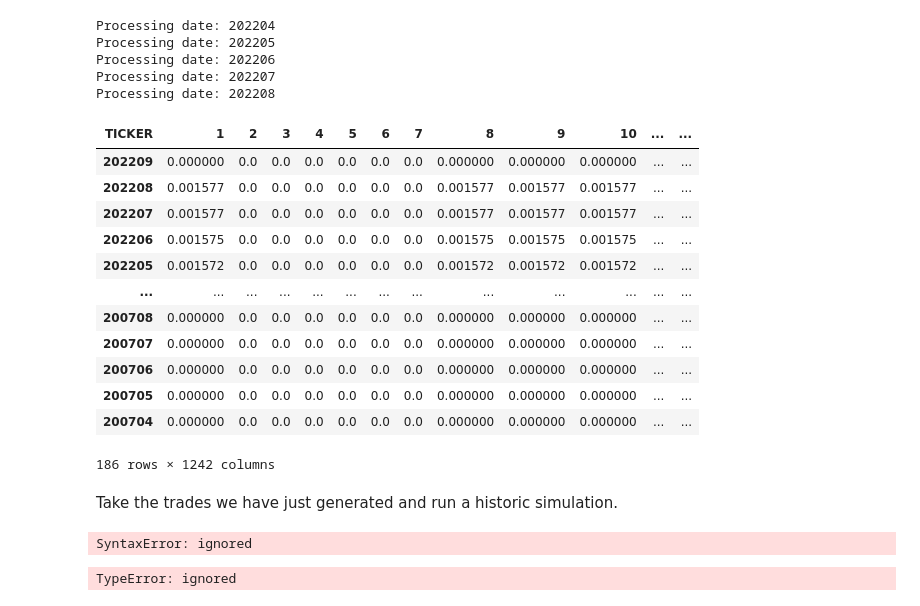
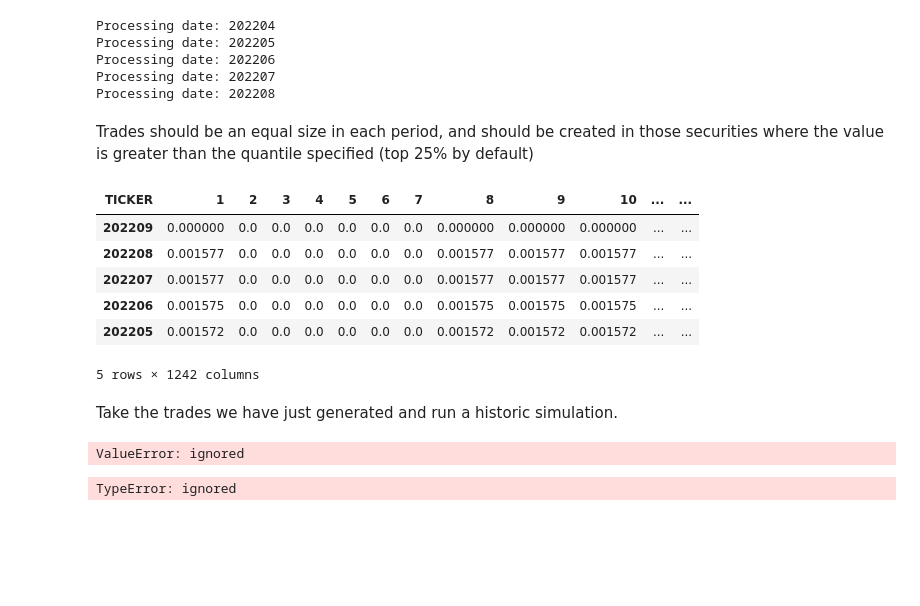
Before and after one commit to danphilps/Investment-SAI, a Jupyter notebook: M6_Investment.ipynb, the cells around one changed output. Drawn from its saved outputs; the diff is of its cells as text; code cells hidden in the pictures; blank space fills up the shorter version.

```diff
--- a/M6_Investment.ipynb
+++ b/M6_Investment.ipynb
@@ -676,7 +676,7 @@ Next we assume a certain rebalance frequency, and simualte the past returns of t
 # Quantiles have nan entries and zero entries removed
 def trades_topquantile_generate(df_stock_ER: pd.DataFrame,
                             rebalance_freq: int,
-                            quantile_to_buy: float = 0.2) -> pd.DataFrame:
+                            quantile_to_buy: float = 0.25) -> pd.DataFrame:
 
   # Sanity
   if df_stock_ER.index[1] < df_stock_ER.index[2]:
@@ -751,23 +751,18 @@ Processing date: 202205
 Processing date: 202206
 Processing date: 202207
 Processing date: 202208
-# %%
-
-df_trades
-# %% [output]
-| TICKER | 1 | 2 | 3 | 4 | 5 | 6 | 7 | 8 | 9 | 10 | ... | ... |
-| 202209 | 0.000000 | 0.0 | 0.0 | 0.0 | 0.0 | 0.0 | 0.0 | 0.000000 | 0.000000 | 0.000000 | ... | ... |
-| 202208 | 0.001577 | 0.0 | 0.0 | 0.0 | 0.0 | 0.0 | 0.0 | 0.001577 | 0.001577 | 0.001577 | ... | ... |
-| 202207 | 0.001577 | 0.0 | 0.0 | 0.0 | 0.0 | 0.0 | 0.0 | 0.001577 | 0.001577 | 0.001577 | ... | ... |
-| 202206 | 0.001575 | 0.0 | 0.0 | 0.0 | 0.0 | 0.0 | 0.0 | 0.001575 | 0.001575 | 0.001575 | ... | ... |
-| 202205 | 0.001572 | 0.0 | 0.0 | 0.0 | 0.0 | 0.0 | 0.0 | 0.001572 | 0.001572 | 0.001572 | ... | ... |
-| ... | ... | ... | ... | ... | ... | ... | ... | ... | ... | ... | ... | ... |
-| 200708 | 0.000000 | 0.0 | 0.0 | 0.0 | 0.0 | 0.0 | 0.0 | 0.000000 | 0.000000 | 0.000000 | ... | ... |
-| 200707 | 0.000000 | 0.0 | 0.0 | 0.0 | 0.0 | 0.0 | 0.0 | 0.000000 | 0.000000 | 0.000000 | ... | ... |
-| 200706 | 0.000000 | 0.0 | 0.0 | 0.0 | 0.0 | 0.0 | 0.0 | 0.000000 | 0.000000 | 0.000000 | ... | ... |
-| 200705 | 0.000000 | 0.0 | 0.0 | 0.0 | 0.0 | 0.0 | 0.0 | 0.000000 | 0.000000 | 0.000000 | ... | ... |
-| 200704 | 0.000000 | 0.0 | 0.0 | 0.0 | 0.0 | 0.0 | 0.0 | 0.000000 | 0.000000 | 0.000000 | ... | ... |
-186 rows × 1242 columns
+# %% [markdown]
+Trades should be an equal size in each period, and should be created in those securities where the value is greater than the quantile specified (top 25% by default)
+# %%
+df_trades.head()
+# %% [output]
+| TICKER | 1 | 2 | 3 | 4 | 5 | 6 | 7 | 8 | 9 | 10 | ... | ... |
+| 202209 | 0.000000 | 0.0 | 0.0 | 0.0 | 0.0 | 0.0 | 0.0 | 0.000000 | 0.000000 | 0.000000 | ... | ... |
+| 202208 | 0.001577 | 0.0 | 0.0 | 0.0 | 0.0 | 0.0 | 0.0 | 0.001577 | 0.001577 | 0.001577 | ... | ... |
+| 202207 | 0.001577 | 0.0 | 0.0 | 0.0 | 0.0 | 0.0 | 0.0 | 0.001577 | 0.001577 | 0.001577 | ... | ... |
+| 202206 | 0.001575 | 0.0 | 0.0 | 0.0 | 0.0 | 0.0 | 0.0 | 0.001575 | 0.001575 | 0.001575 | ... | ... |
+| 202205 | 0.001572 | 0.0 | 0.0 | 0.0 | 0.0 | 0.0 | 0.0 | 0.001572 | 0.001572 | 0.001572 | ... | ... |
+5 rows × 1242 columns
 # %% [markdown]
 Take the trades we have just generated and run a historic simulation.
 # %%
@@ -814,7 +809,7 @@ for i in range(df_trades.shape[0]-1, -1, -rebalance_freq):
 # Run the simulation function
 #run_sim(df_trades=df_trades, df_returns=df_sec_rets)
 # %% [output]
-SyntaxError: ignored
+ValueError: ignored
 # %%
 transaction_costs = 0.0001
 df_trades = df_trades
```
